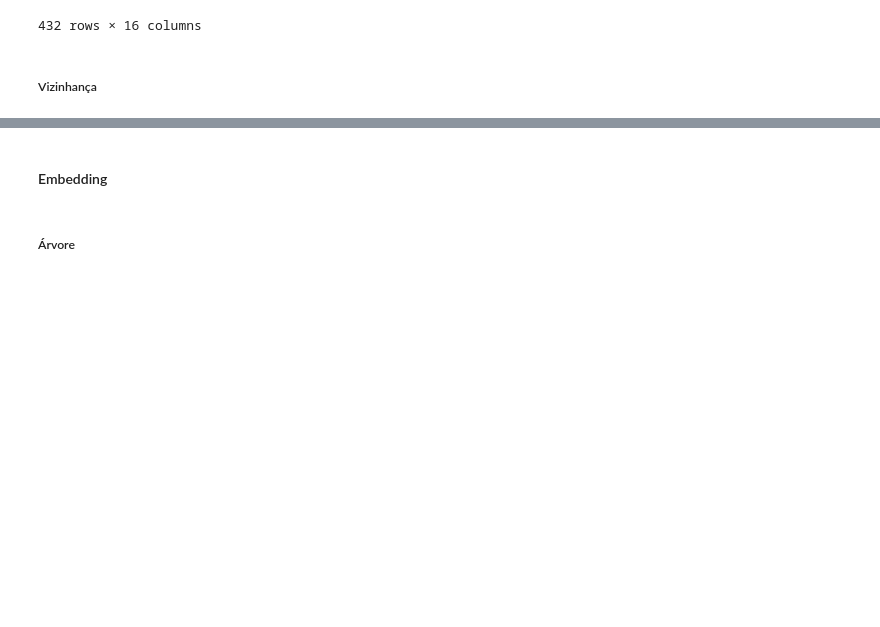
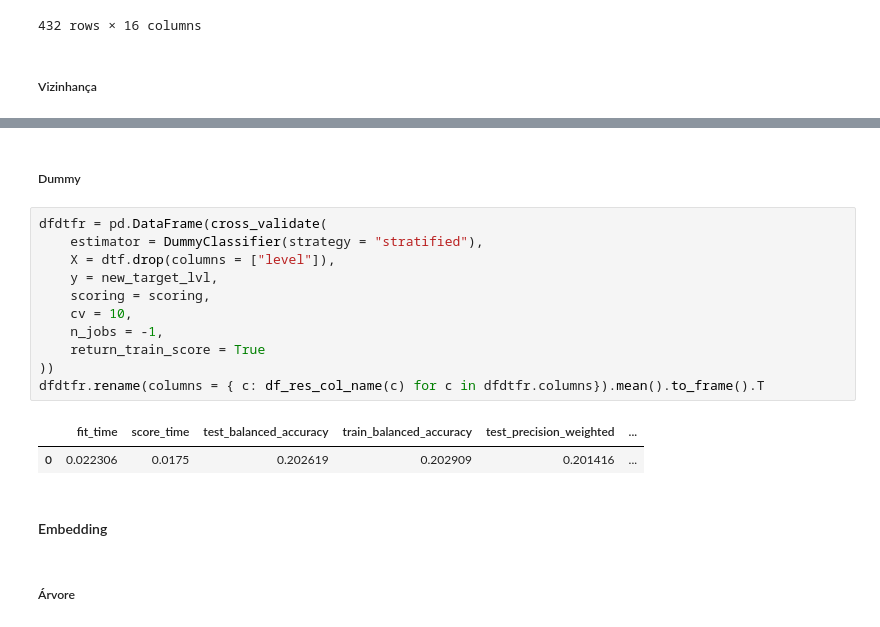
Before and after one commit to mauromascarenhas/Dificuldade-problemas-URI, a Jupyter notebook: modeling/Classificação de nível de dificuldade.ipynb, the cells around one changed output, grey strips where cells are left out. Saved outputs shown, nothing was run; the diff lists cells and outputs as text; blank space fills up the shorter version.

```diff
--- a/modeling/Classificação de nível de dificuldade.ipynb
+++ b/modeling/Classificação de nível de dificuldade.ipynb
@@ -565,3 +598,19 @@ dfgsntfr[evt_cols].rename(columns = { c: df_res_col_name(c) for c in evt_cols}).
+# %% [markdown]
+##### Dummy
+# %%
+dfdtfr = pd.DataFrame(cross_validate(
+    estimator = DummyClassifier(strategy = "stratified"),
+    X = dtf.drop(columns = ["level"]),
+    y = new_target_lvl,
+    scoring = scoring,
+    cv = 10,
+    n_jobs = -1,
+    return_train_score = True
+))
+dfdtfr.rename(columns = { c: df_res_col_name(c) for c in dfdtfr.columns}).mean().to_frame().T
+# %% [output]
+|  | fit_time | score_time | test_balanced_accuracy | train_balanced_accuracy | test_precision_weighted | ... |
+| 0 | 0.022306 | 0.0175 | 0.202619 | 0.202909 | 0.201416 | ... |
 # %% [markdown]
 #### Embedding
 # %% [markdown]
```
Also changed, not shown: parts of 13 cells of this notebook.
